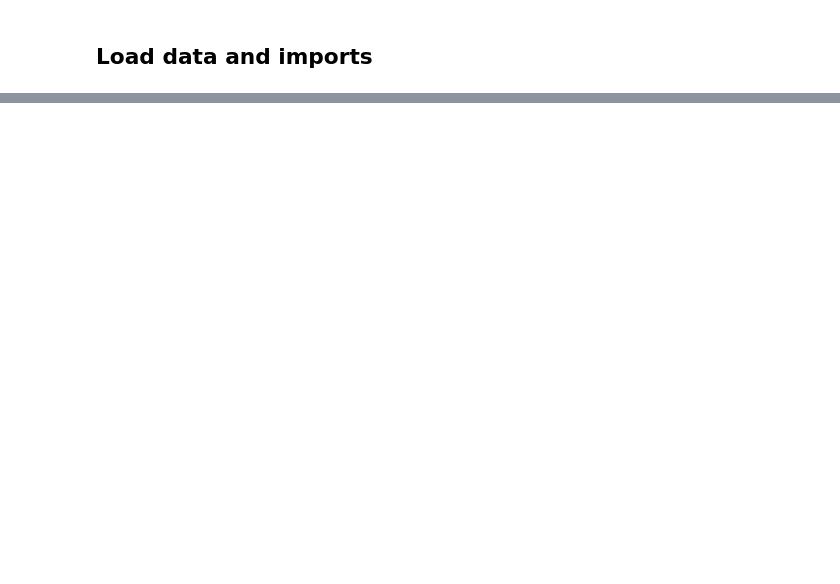
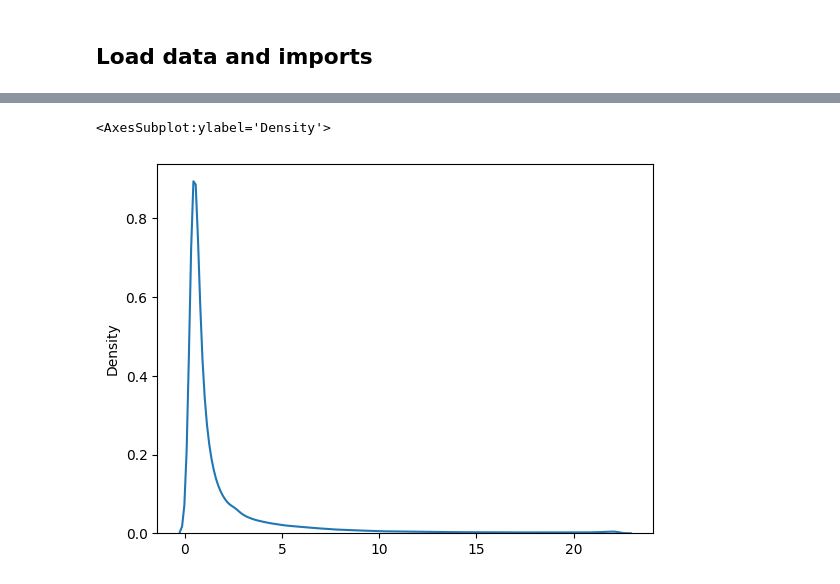
Before and after one commit to k-loki/re_new-machinehack, a Jupyter notebook: notebooks/eda.ipynb, the cells around one changed output, grey strips where cells are left out. Saved outputs shown, nothing was run; the diff lists cells and outputs as text; code cells hidden in the pictures; blank space fills up the shorter version.

```diff
--- a/notebooks/eda.ipynb
+++ b/notebooks/eda.ipynb
@@ -194,0 +77,10 @@ sns.scatterplot(x='Target', y='generator_speed', hue='turbine_id', data=train);
+# %%
+from sklearn.preprocessing import StandardScaler
+scaler = StandardScaler()
+scaler.fit(df.iloc[:, 1:4])
+x = scaler.transform(df.iloc[:, 1:4])
+# %%
+sns.kdeplot(np.exp(x[:, 0]))
+# %% [output]
+<AxesSubplot:ylabel='Density'>
+[figure, added]
```
Also changed, not shown: parts of 29 cells of this notebook.
